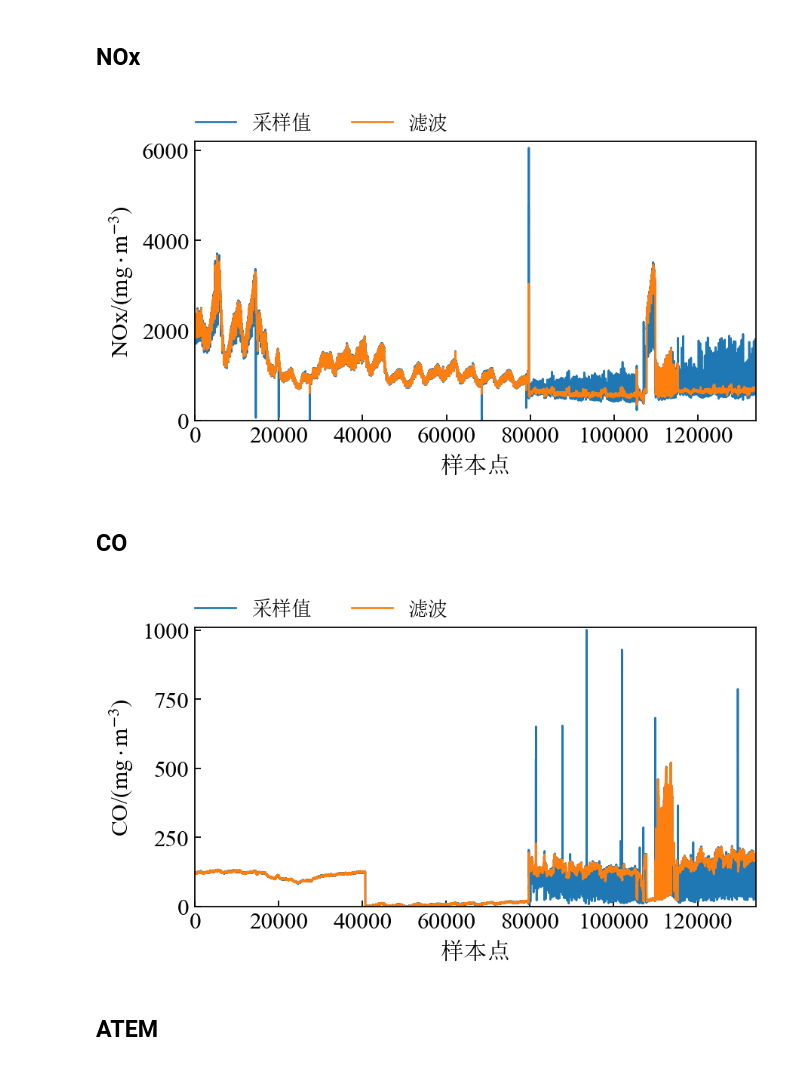
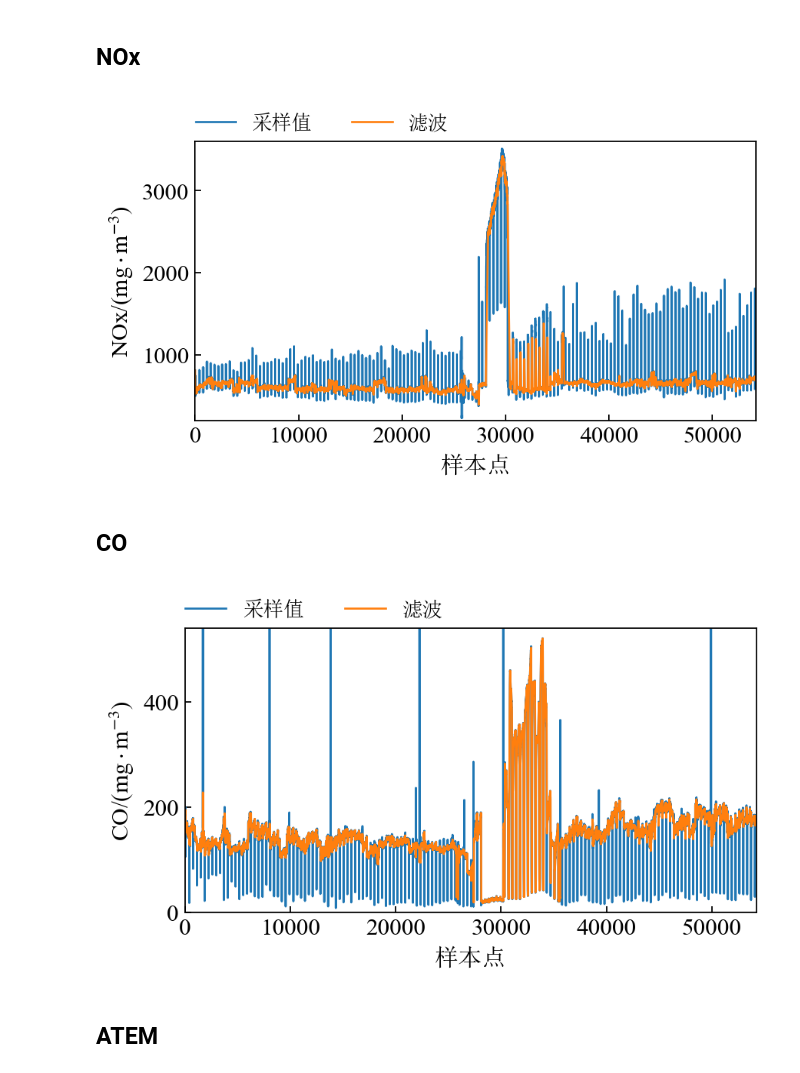
Before and after one commit to Edie-Z/NYPowerStation, a Jupyter notebook: NYDA3_Preprocess.ipynb, the cells around one changed output. Saved outputs shown, nothing was run; the diff lists cells and outputs as text; code cells hidden in the pictures.

```diff
--- a/NYDA3_Preprocess.ipynb
+++ b/NYDA3_Preprocess.ipynb
@@ -39,2 +38,4 @@ from visualization import plot_curve
 # %%
 data = pd.read_csv('DATA3.csv', sep=';', header=0)
+data = data.iloc[79702:]
+data.shape
@@ -214,17 +217,8 @@ def plot_curve(data: dict):
         fig.legend(data["legend"], frameon=False, bbox_to_anchor=(0.5, 1.01), ncol=2, prop=legend_font)
     plt.show()
 
-# curve_data = {
-#     "x": [np.arange(len(nox))],
-#     "y": [nox],
-#     "ylim": [-200, 6200],
-#     "xlim": [0, 134000],
-#     "xlabel": "样本点",
-#     "ylabel": "NOx/($\mathrm{mg \cdot m^{-3}}$)"
-# }
-
 from filter import *
-nox_data_valider = DataValid(min_value=50, max_value=5000, step_limit=50, step_value=50)
+nox_data_valider = DataValid(min_value=200, max_value=3600, step_limit=2, step_value=10)
 nox_data_filter = MedianFilter(kernel_size=5)
 
 nox_valid = nox_data_valider.apply(np.array(nox))
@@ -233,8 +227,8 @@ nox_filter = nox_data_filter.apply(nox_valid)
 curve_data = {
     "x": [np.arange(len(nox_filter)), np.arange(len(nox_filter))],
     "y": [nox, nox_filter],
-    "ylim": [0, 6200],
-    "xlim": [0, 134000],
+    "ylim": [200, 3600],
+    "xlim": [0, 54219],
     "xlabel": "样本点",
     "ylabel": "NOx/($\mathrm{mg \cdot m^{-3}}$)",
     "legend": ["采样值", "滤波"],
@@ -242,29 +236,29 @@ curve_data = {
 
 plot_curve(curve_data)
 # %% [output]
-[figure, old version]
+[figure, new version]
 # %% [markdown]
 ## CO
 # %%
-co_data_valider = DataValid(min_value=0, max_value=1000, step_limit=10, step_value=10)
+co_data_valider = DataValid(min_value=0, max_value=540, step_limit=10, step_value=10)
 co_data_filter = MedianFilter(kernel_size=5)
 
 co_valid = co_data_valider.apply(np.array(co))
 co_filter = co_data_filter.apply(co_valid)
 
 curve_data = {
     "x": [np.arange(len(nox_filter)), np.arange(len(nox_filter))],
     "y": [co, co_filter],
-    "ylim": [0, 1010],
-    "xlim": [0, 134000],
+    "ylim": [0, 540],
+    "xlim": [0, 54219],
     "xlabel": "样本点",
     "ylabel": "CO/($\mathrm{mg \cdot m^{-3}}$)",
     "legend": ["采样值", "滤波"],
 }
 
 plot_curve(curve_data)
 # %% [output]
-[figure, old version]
+[figure, new version]
 # %% [markdown]
 ## ATEM
 # %%
```
Also changed, not shown: parts of 26 cells of this notebook, 1 other file.
